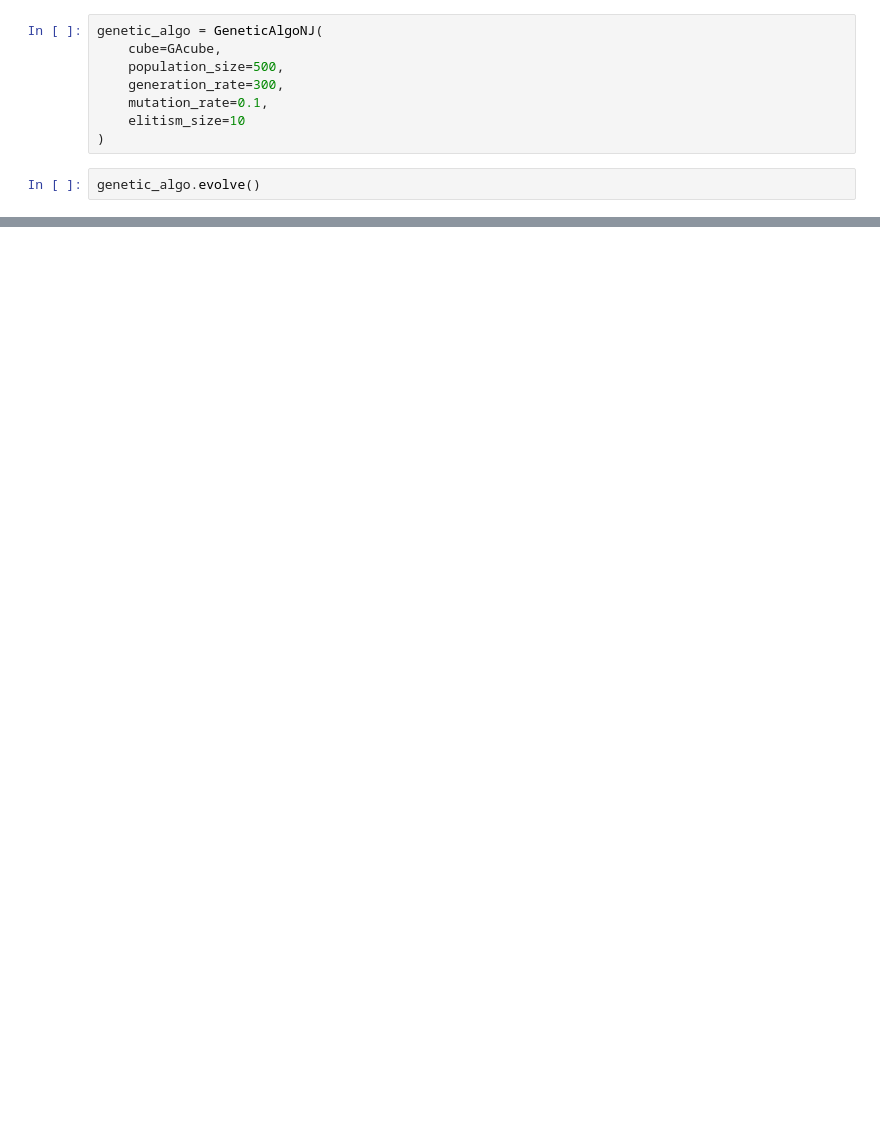
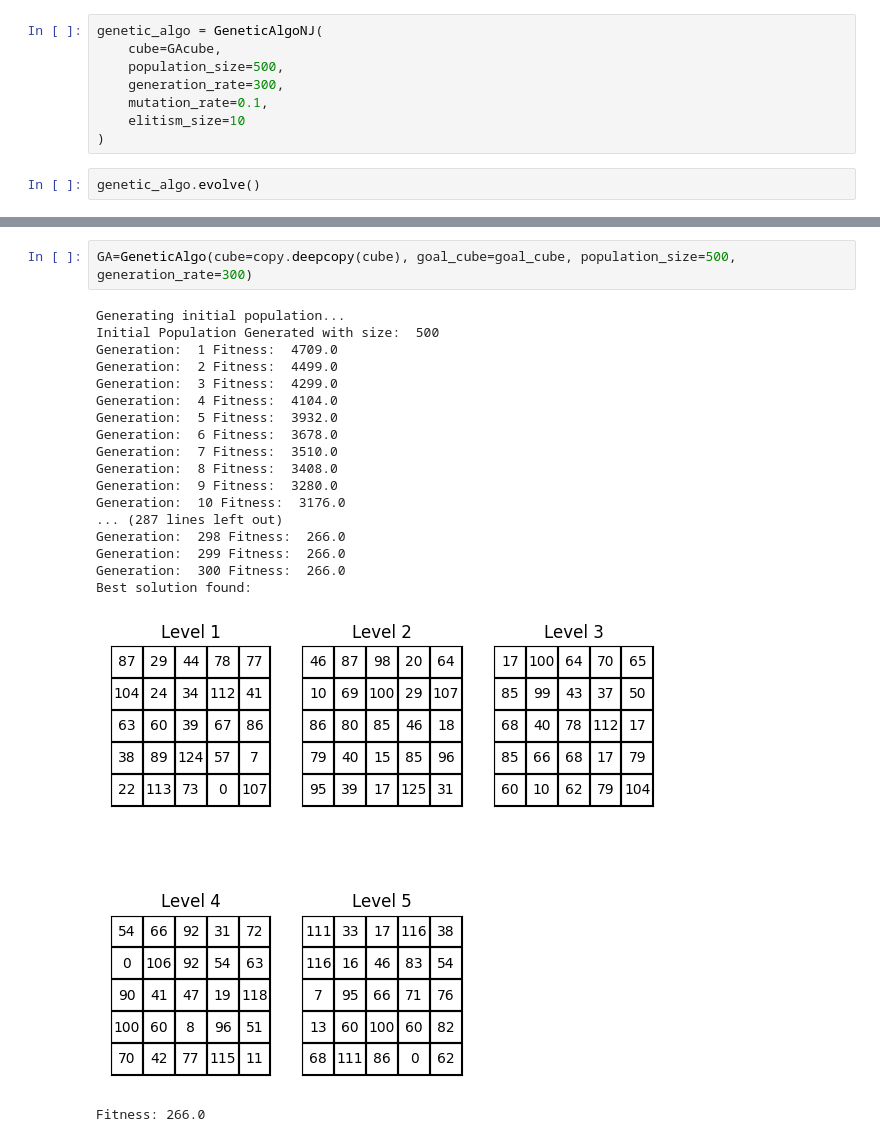
Before and after one commit to marcellinow/diagonal-magic-cube, a Jupyter notebook: main.ipynb, the cells around one changed output, grey strips where cells are left out. Saved outputs shown, nothing was run; the diff lists cells and outputs as text; blank space fills up the shorter version.

Commit message:
update genetic algo

```diff
--- a/main.ipynb
+++ b/main.ipynb
@@ -253,0 +186,22 @@ print("\nBest Fitness:", best_fitness)
+# %%
+GA=GeneticAlgo(cube=copy.deepcopy(cube), goal_cube=goal_cube, population_size=500, generation_rate=300)
+# %% [output]
+Generating initial population...
+Initial Population Generated with size:  500
+Generation:  1 Fitness:  4709.0
+Generation:  2 Fitness:  4499.0
+Generation:  3 Fitness:  4299.0
+Generation:  4 Fitness:  4104.0
+Generation:  5 Fitness:  3932.0
+Generation:  6 Fitness:  3678.0
+Generation:  7 Fitness:  3510.0
+Generation:  8 Fitness:  3408.0
+Generation:  9 Fitness:  3280.0
+Generation:  10 Fitness:  3176.0
+... (287 lines left out)
+Generation:  298 Fitness:  266.0
+Generation:  299 Fitness:  266.0
+Generation:  300 Fitness:  266.0
+Best solution found:
+[figure, added]
+Fitness: 266.0
```
Also changed, not shown: parts of 24 cells of this notebook, 1 other file.
